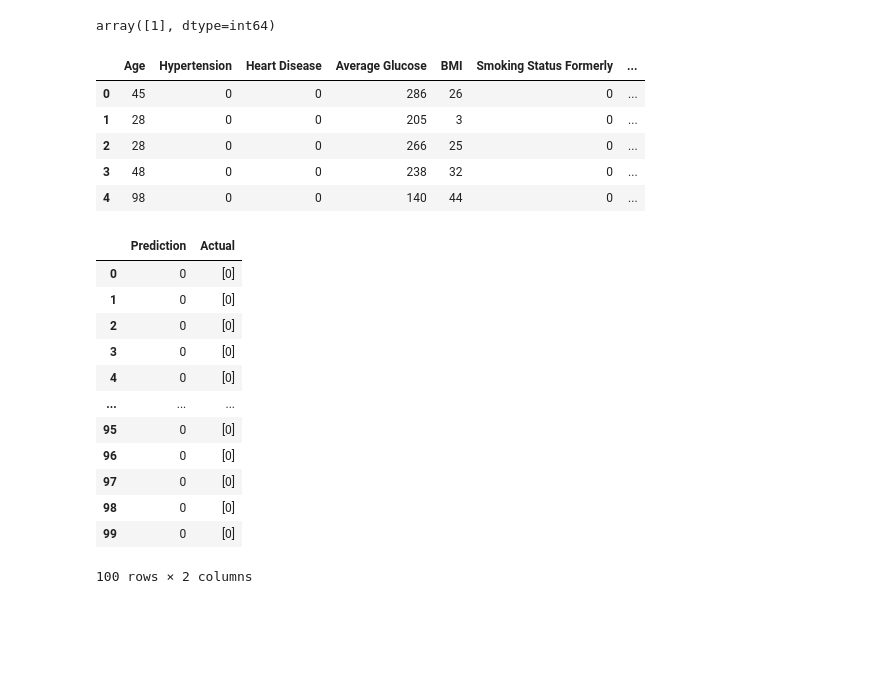
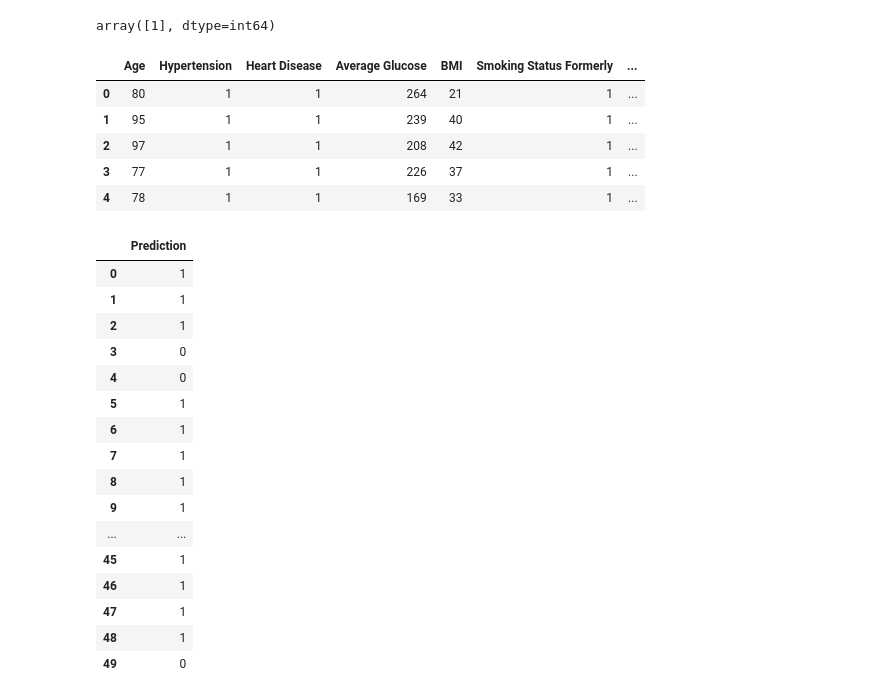
Before and after one commit to TaylorArnold93/FinalProject3_py_developers, a Jupyter notebook: Untitled.ipynb, the cells around one changed output. Cells and saved outputs as stored; diff of their text form; code cells hidden in the pictures; blank space fills up the shorter version.

```diff
--- a/Untitled.ipynb
+++ b/Untitled.ipynb
@@ -235,15 +235,23 @@ stroke = []
 
 x = 0
 
-while x < 100:
-    age.append(np.random.randint(1, 100))
-    hypertension.append(np.random.randint(0, 1))
-    heart_disease.append(np.random.randint(0, 1))
+while x < 50:
+    age.append(np.random.randint(75, 100))
+
+#     hypertension.append(np.random.randint(0, 1))
+    hypertension.append(1)
+
+#     heart_disease.append(np.random.randint(0, 1))
+    heart_disease.append(1)
+
     avg_glucose_level.append(np.random.randint(100, 300))
-    bmi.append(np.random.randint(1, 50))
-    smoking_status_formerly.append(np.random.randint(0, 1))
-    smoking_status_smokes.append(np.random.randint(0, 1))
-    stroke.append(np.random.randint(0, 1))
+    bmi.append(np.random.randint(20, 50))
+
+#     smoking_status_formerly.append(np.random.randint(0, 1))
+    smoking_status_formerly.append(1)
+
+#     smoking_status_smokes.append(np.random.randint(0, 1))
+    smoking_status_smokes.append(1)
 
     x += 1
 
@@ -254,17 +262,16 @@ random_df = pd.DataFrame({
     "Average Glucose": avg_glucose_level,
     "BMI": bmi,
     "Smoking Status Formerly": smoking_status_formerly,
-    "Smoking Status Currently": smoking_status_smokes,
-    "Stroke": stroke
+    "Smoking Status Currently": smoking_status_smokes
 })
 
 random_df.head()
 # %% [output]
 |  | Age | Hypertension | Heart Disease | Average Glucose | BMI | Smoking Status Formerly | ... |
-| 0 | 45 | 0 | 0 | 286 | 26 | 0 | ... |
-| 1 | 28 | 0 | 0 | 205 | 3 | 0 | ... |
-| 2 | 28 | 0 | 0 | 266 | 25 | 0 | ... |
-| 3 | 48 | 0 | 0 | 238 | 32 | 0 | ... |
-| 4 | 98 | 0 | 0 | 140 | 44 | 0 | ... |
+| 0 | 80 | 1 | 1 | 264 | 21 | 1 | ... |
+| 1 | 95 | 1 | 1 | 239 | 40 | 1 | ... |
+| 2 | 97 | 1 | 1 | 208 | 42 | 1 | ... |
+| 3 | 77 | 1 | 1 | 226 | 37 | 1 | ... |
+| 4 | 78 | 1 | 1 | 169 | 33 | 1 | ... |
 # %%
 X = random_df[['Age', 'Hypertension', 'Heart Disease', 'Average Glucose', 'BMI', 'Smoking Status Formerly', 'Smoking Status Currently']]
@@ -276,19 +278,26 @@ y = y.tolist()
 # %%
-pd.DataFrame({
-    'Prediction': prediction,
-    'Actual': y
+prediction = classifier.predict(X)
+
+random_sample = pd.DataFrame({
+    'Prediction': prediction
 })
+
+random_sample
 # %% [output]
-|  | Prediction | Actual |
-| 0 | 0 | [0] |
-| 1 | 0 | [0] |
-| 2 | 0 | [0] |
-| 3 | 0 | [0] |
-| 4 | 0 | [0] |
-| ... | ... | ... |
-| 95 | 0 | [0] |
-| 96 | 0 | [0] |
-| 97 | 0 | [0] |
-| 98 | 0 | [0] |
-| 99 | 0 | [0] |
+|  | Prediction |
+| 0 | 1 |
+| 1 | 1 |
+| 2 | 1 |
+| 3 | 0 |
+| 4 | 0 |
+| 5 | 1 |
+| 6 | 1 |
+| 7 | 1 |
+| 8 | 1 |
+| 9 | 1 |
+| ... | ... |
+| 45 | 1 |
+| 46 | 1 |
+| 47 | 1 |
+| 48 | 1 |
+| 49 | 0 |
-100 rows × 2 columns
```
Also changed, not shown: parts of 2 cells of this notebook.
